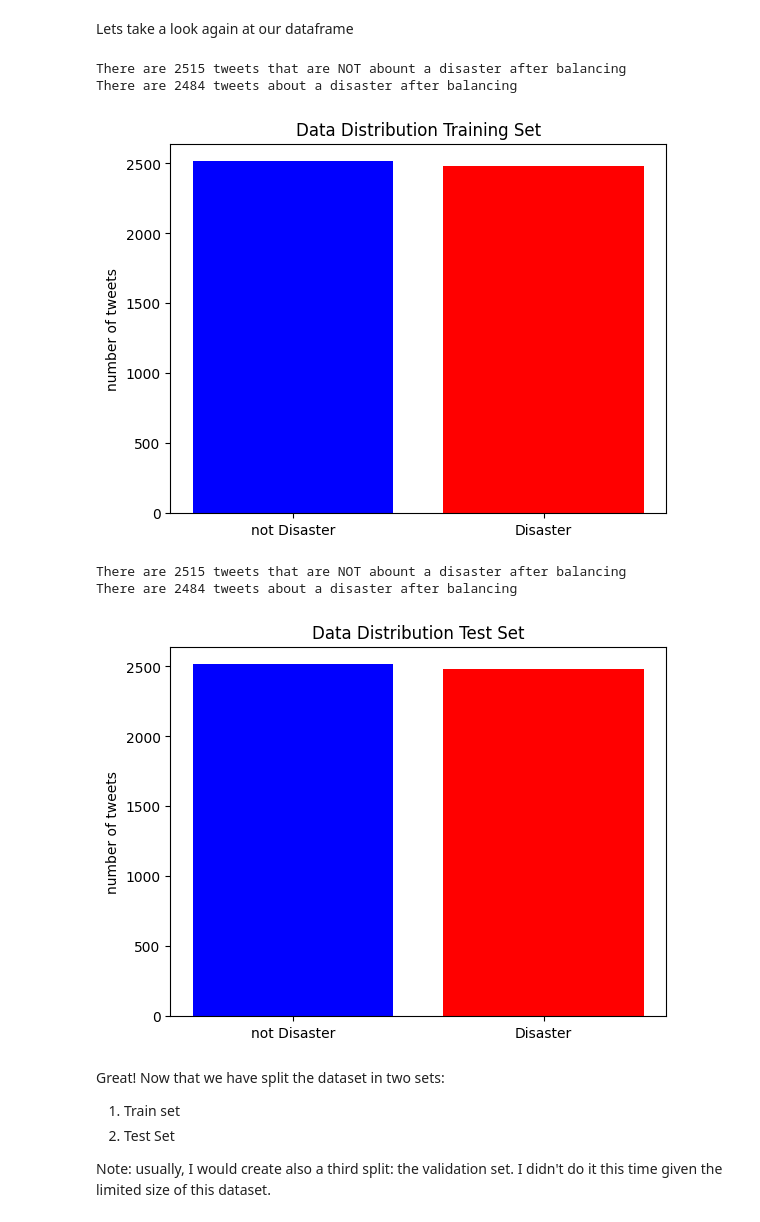
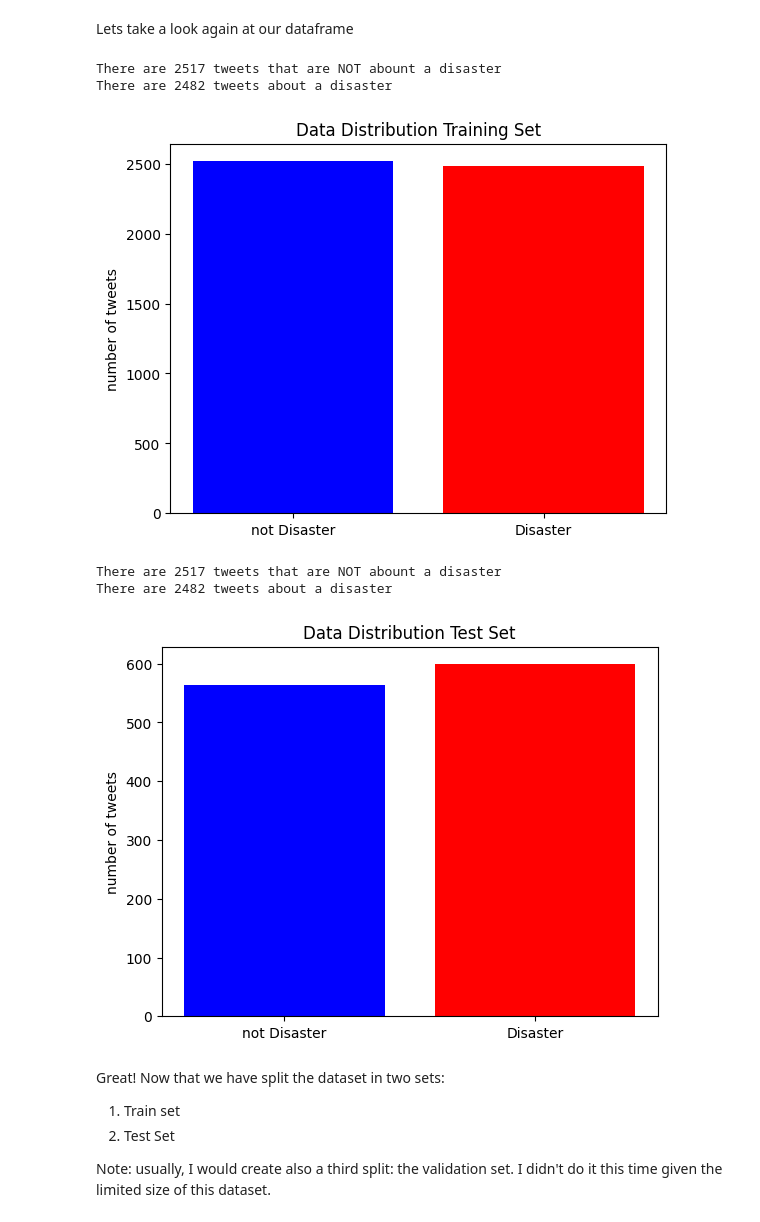
Before and after one commit to THESHADOW2030/tweetsDisaster, a Jupyter notebook: bigDataProject_DisasterClassification.ipynb, the cells around one changed output. Drawn from its saved outputs; the diff is of its cells as text; code cells hidden in the pictures.

```diff
--- a/bigDataProject_DisasterClassification.ipynb
+++ b/bigDataProject_DisasterClassification.ipynb
@@ -103,5 +118,5 @@ Mounted at /content/drive
 # %%
-df = spark.read.load('/content/drive/MyDrive/bigData/train.csv', format="csv", inferSchema="true", header="true")
+df = spark.read.load('./train.csv' , format="csv", inferSchema="true", header="true")
 # %%
 df.show(5, truncate=False)
 # %% [output]
@@ -397,8 +436,8 @@ evaluator = BinaryClassificationEvaluator(labelCol="target", rawPredictionCol="p
 nRegTrain = train_df.filter(col("target") == 0).count()
 nDisTrain = train_df.filter(col("target") == 1).count()
 
-print(f"There are {nRegTrain} tweets that are NOT abount a disaster after balancing")
-print(f"There are {nDisTrain} tweets about a disaster after balancing")
+print(f"There are {nRegTrain} tweets that are NOT abount a disaster")
+print(f"There are {nDisTrain} tweets about a disaster")
 fig, ax = plt.subplots()
 x = ['not Disaster', 'Disaster']
 y = [nRegTrain, nDisTrain]
@@ -407,27 +446,27 @@ ax.set_ylabel('number of tweets')
 ax.set_title('Data Distribution Training Set')
 plt.show()
 # %% [output]
-There are 2515 tweets that are NOT abount a disaster after balancing
-There are 2484 tweets about a disaster after balancing
+There are 2517 tweets that are NOT abount a disaster
+There are 2482 tweets about a disaster
 [figure]
 # %%
 #df.filter(col("target") == 0)
 nRegTest = test_df.filter(col("target") == 0).count()
 nDisTest = test_df.filter(col("target") == 1).count()
 
-print(f"There are {nRegTrain} tweets that are NOT abount a disaster after balancing")
-print(f"There are {nDisTrain} tweets about a disaster after balancing")
+print(f"There are {nRegTrain} tweets that are NOT abount a disaster")
+print(f"There are {nDisTrain} tweets about a disaster")
 fig, ax = plt.subplots()
 x = ['not Disaster', 'Disaster']
-y = [nRegTrain, nDisTrain]
+y = [nRegTest, nDisTest]
 ax.bar(x, y, color=['blue', 'red'])
 ax.set_ylabel('number of tweets')
 ax.set_title('Data Distribution Test Set')
 plt.show()
 # %% [output]
-There are 2515 tweets that are NOT abount a disaster after balancing
-There are 2484 tweets about a disaster after balancing
+There are 2517 tweets that are NOT abount a disaster
+There are 2482 tweets about a disaster
-[figure, old version]
+[figure, new version]
 # %% [markdown]
 Great! Now that we have split the dataset in two sets:
 1.   Train set
```
Also changed, not shown: parts of 48 cells of this notebook.
